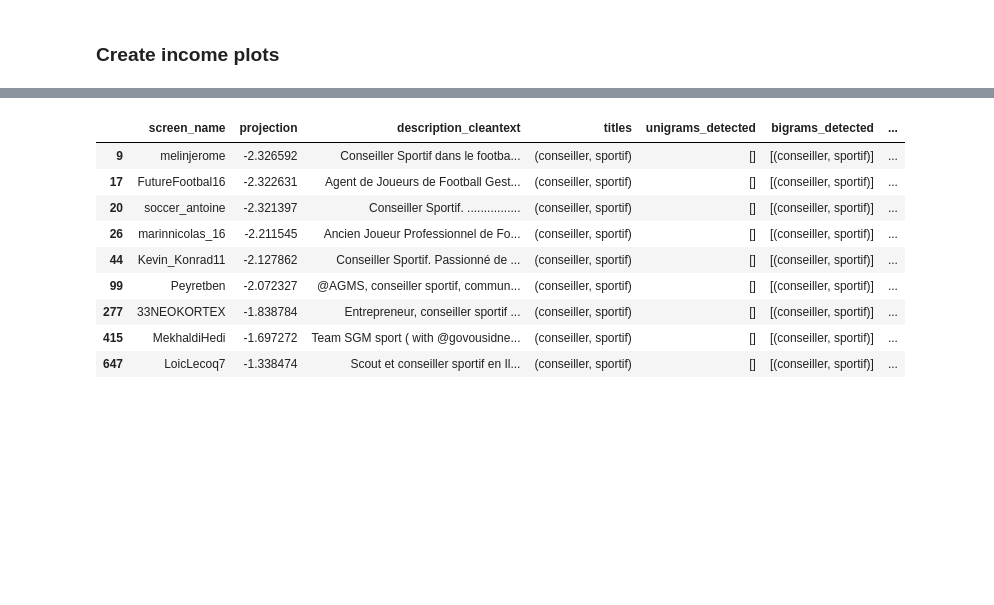
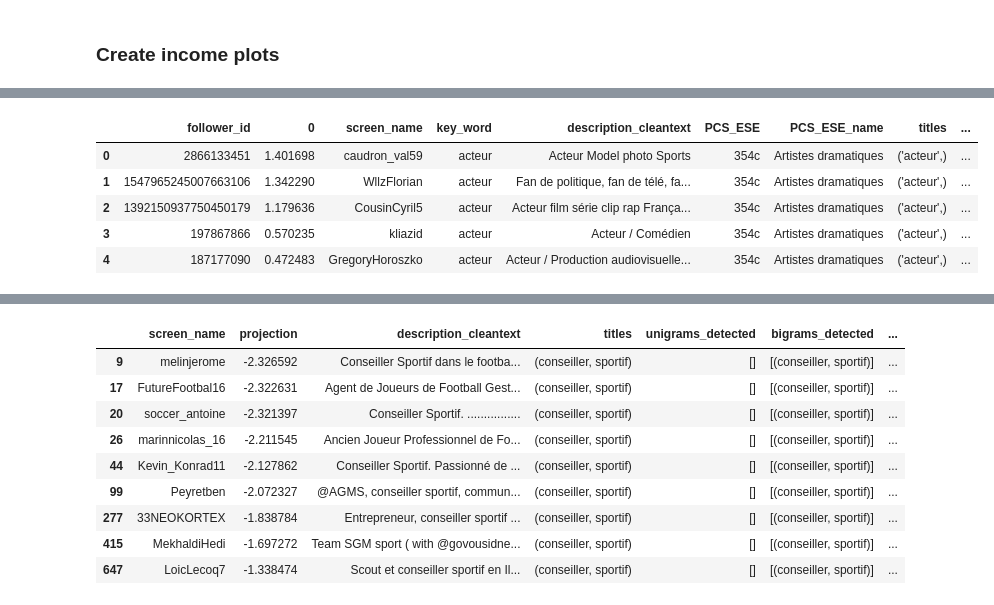
Before and after one commit to livtol99/Liv-Stage---FOCOS-Hand-Over, a Jupyter notebook: Code/Brand Validation/Income_val.ipynb, the cells around one changed output, grey strips where cells are left out. Cells and saved outputs as stored; diff of their text form; code cells hidden in the pictures; blank space fills up the shorter version.

```diff
--- a/Code/Brand Validation/Income_val.ipynb
+++ b/Code/Brand Validation/Income_val.ipynb
@@ -617,3 +530,12 @@ plt.show()
+# %%
+onlygreens.head()
+# %% [output]
+|  | follower_id | 0 | screen_name | key_word | description_cleantext | PCS_ESE | PCS_ESE_name | titles | ... |
+| 0 | 2866133451 | 1.401698 | caudron_val59 | acteur | Acteur Model photo Sports | 354c | Artistes dramatiques | ('acteur',) | ... |
+| 1 | 1547965245007663106 | 1.342290 | WllzFlorian | acteur | Fan de politique, fan de télé, fa... | 354c | Artistes dramatiques | ('acteur',) | ... |
+| 2 | 1392150937750450179 | 1.179636 | CousinCyril5 | acteur | Acteur film série clip rap França... | 354c | Artistes dramatiques | ('acteur',) | ... |
+| 3 | 197867866 | 0.570235 | kliazid | acteur | Acteur / Comédien | 354c | Artistes dramatiques | ('acteur',) | ... |
+| 4 | 187177090 | 0.472483 | GregoryHoroszko | acteur | Acteur / Production audiovisuelle... | 354c | Artistes dramatiques | ('acteur',) | ... |
 # %%
 import matplotlib.pyplot as plt
 import numpy as np
```
Also changed, not shown: parts of 33 cells of this notebook.
